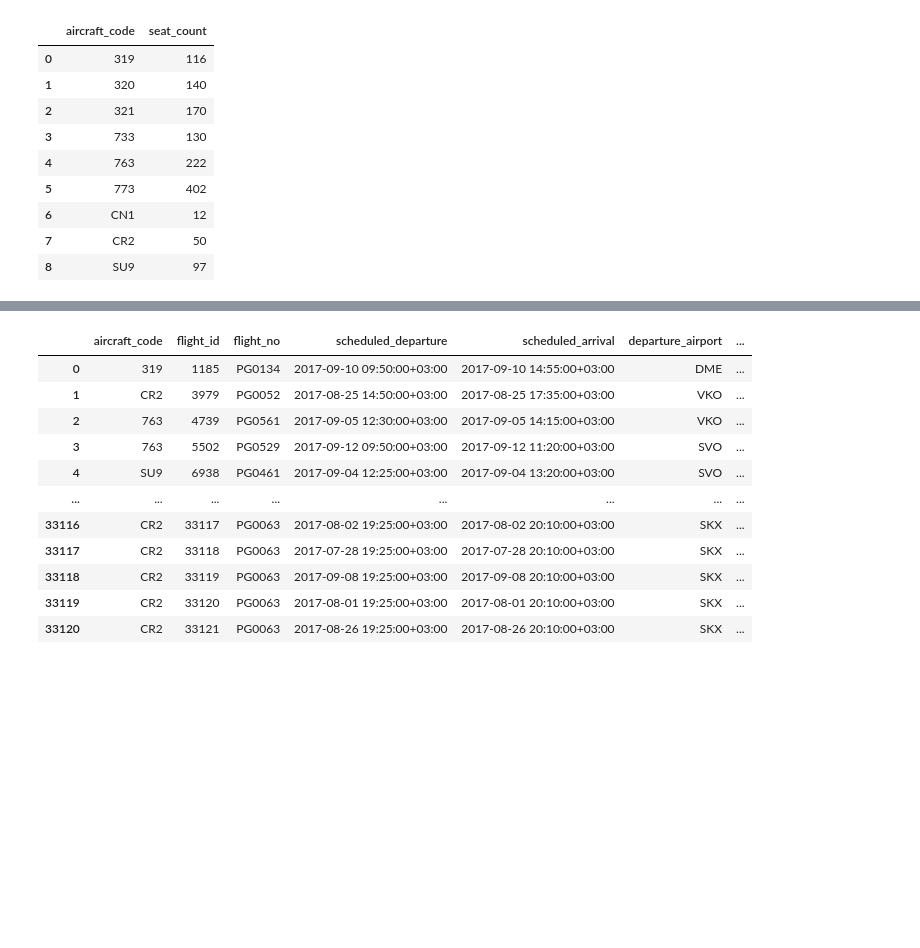
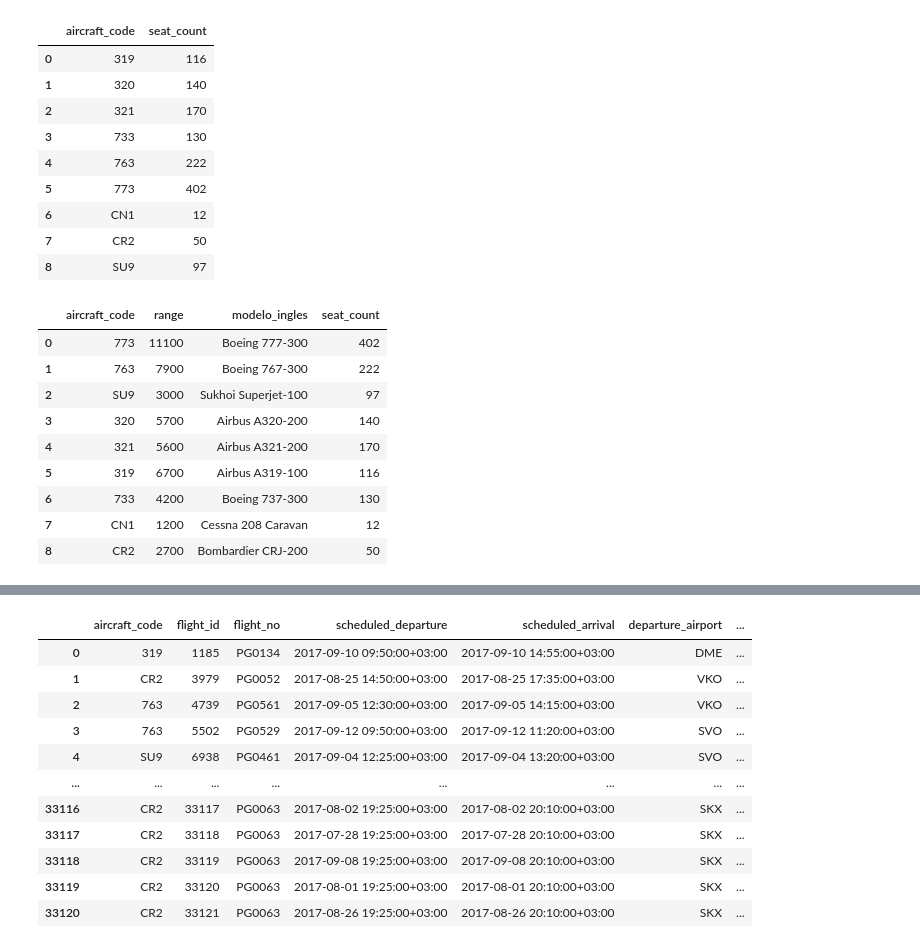
Before and after one commit to SORTEGA11/ProyectoFinalAerolineas, a Jupyter notebook: EDA/Vuelos.ipynb, the cells around one changed output, grey strips where cells are left out. Saved outputs shown, nothing was run; the diff lists cells and outputs as text; code cells hidden in the pictures; blank space fills up the shorter version.

```diff
--- a/EDA/Vuelos.ipynb
+++ b/EDA/Vuelos.ipynb
@@ -243,3 +243,17 @@ asientos_vuelo
 | 6 | CN1 | 12 |
 | 7 | CR2 | 50 |
 | 8 | SU9 | 97 |
+# %%
+asientos_modelo_aeronave = pd.merge( aeronaves, asientos_vuelo, on='aircraft_code', how='left')
+asientos_modelo_aeronave
+# %% [output]
+|  | aircraft_code | range | modelo_ingles | seat_count |
+| 0 | 773 | 11100 | Boeing 777-300 | 402 |
+| 1 | 763 | 7900 | Boeing 767-300 | 222 |
+| 2 | SU9 | 3000 | Sukhoi Superjet-100 | 97 |
+| 3 | 320 | 5700 | Airbus A320-200 | 140 |
+| 4 | 321 | 5600 | Airbus A321-200 | 170 |
+| 5 | 319 | 6700 | Airbus A319-100 | 116 |
+| 6 | 733 | 4200 | Boeing 737-300 | 130 |
+| 7 | CN1 | 1200 | Cessna 208 Caravan | 12 |
+| 8 | CR2 | 2700 | Bombardier CRJ-200 | 50 |
```
Also changed, not shown: parts of 2 cells of this notebook.
